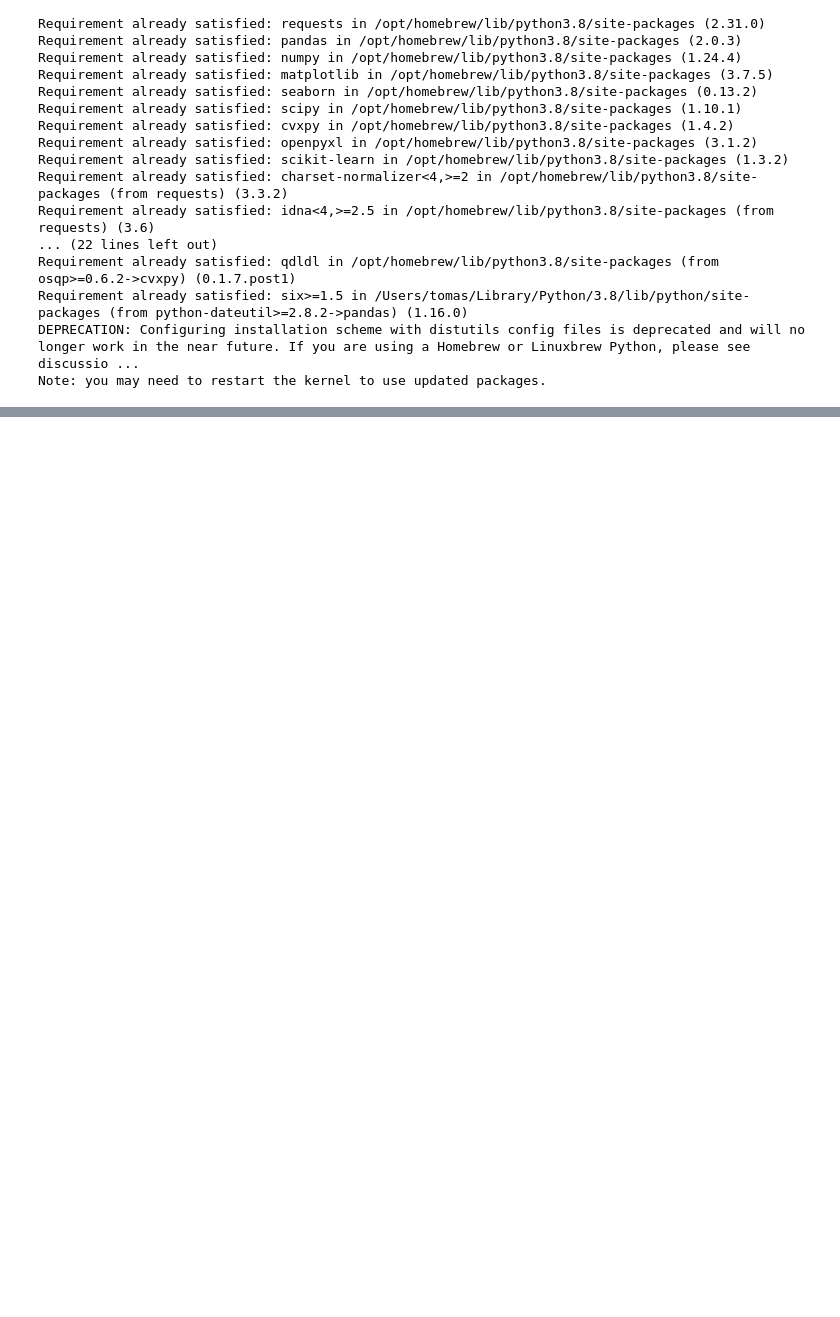
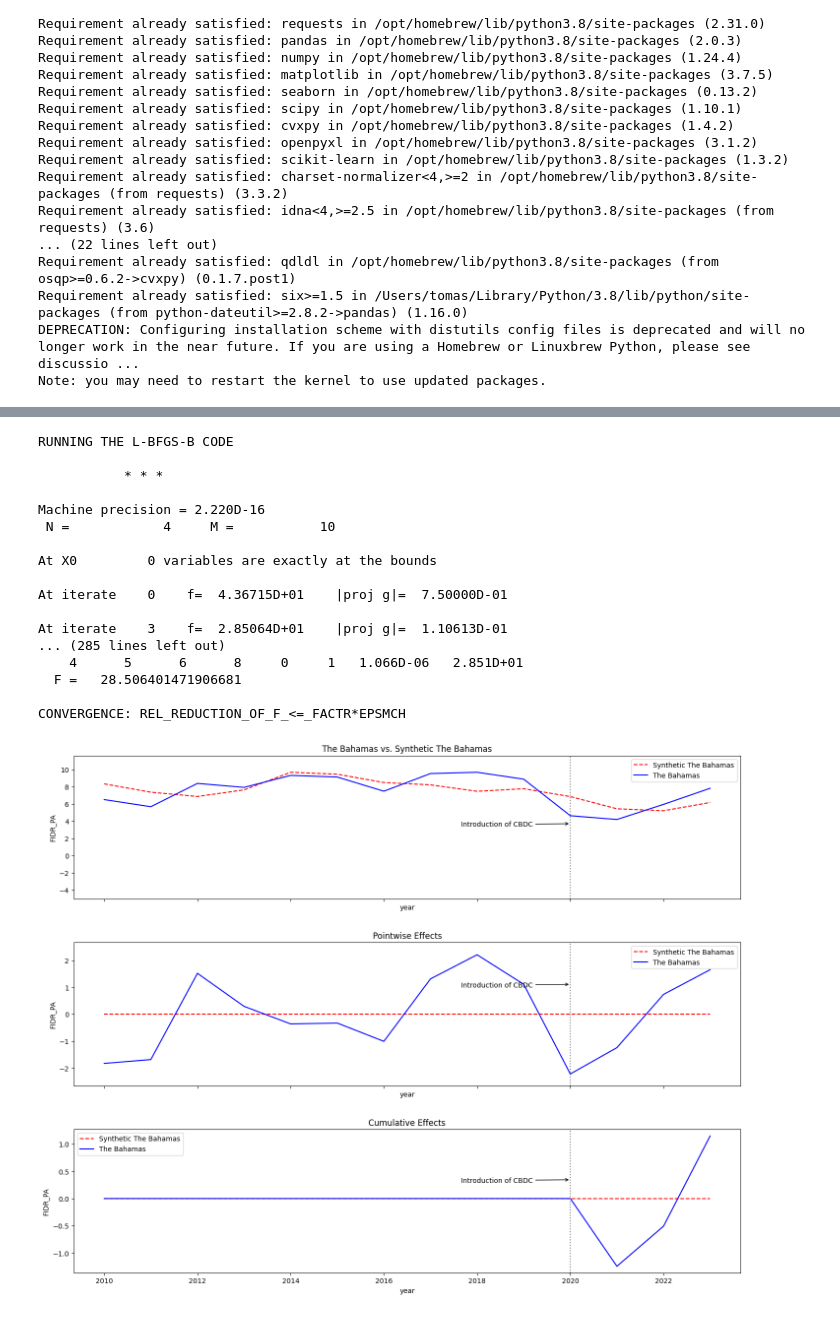
Before and after one commit to tomasnunes/cbdc-synthetic-control-analysis, a Jupyter notebook: synthetic-control-2.0.ipynb, the cells around one changed output, grey strips where cells are left out. Cells and saved outputs as stored; diff of their text form; code cells hidden in the pictures; blank space fills up the shorter version.

```diff
--- a/synthetic-control-2.0.ipynb
+++ b/synthetic-control-2.0.ipynb
@@ -20,0 +353,40 @@ Note: you may need to restart the kernel to use updated packages.
+# %%
+# SYNTHETIC CONTROL
+
+#Import packages
+import pandas as pd
+from SyntheticControlMethods import Synth, DiffSynth
+
+#Import data
+file_path = 'data/synthetic-control-dataset.csv'
+data = pd.read_csv(file_path)
+data = data.drop(columns="code", axis=1)
+
+#Fit classic Synthetic Control
+sc = Synth(data, "FIDR_PA", "country", "year", 2021, "NG", pen=0)
+# dsc = DiffSynth(data, "FIDR_PA", "country", "year", 2020, "BS", not_diff_cols=["NGDP_XDC","PCPI_IX","FITB_PA","FISR_PA","FILR_PA"], pen="auto")
+
+print("\nSynthetic Control Wieghts")
+print(sc.original_data.weight_df)
+
+#Visualize synthetic control
+sc.plot(["original", "pointwise", "cumulative"], treated_label="The Bahamas", synth_label="Synthetic The Bahamas", treatment_label="Introduction of CBDC")
+# %% [output]
+RUNNING THE L-BFGS-B CODE
+
+           * * *
+
+Machine precision = 2.220D-16
+ N =            4     M =           10
+
+At X0         0 variables are exactly at the bounds
+
+At iterate    0    f=  4.36715D+01    |proj g|=  7.50000D-01
+
+At iterate    3    f=  2.85064D+01    |proj g|=  1.10613D-01
+... (285 lines left out)
+    4      5      6      8     0     1   1.066D-06   2.851D+01
+  F =   28.506401471906681
+
+CONVERGENCE: REL_REDUCTION_OF_F_<=_FACTR*EPSMCH
+[figure, added]
```
Also changed, not shown: parts of 12 cells of this notebook.
